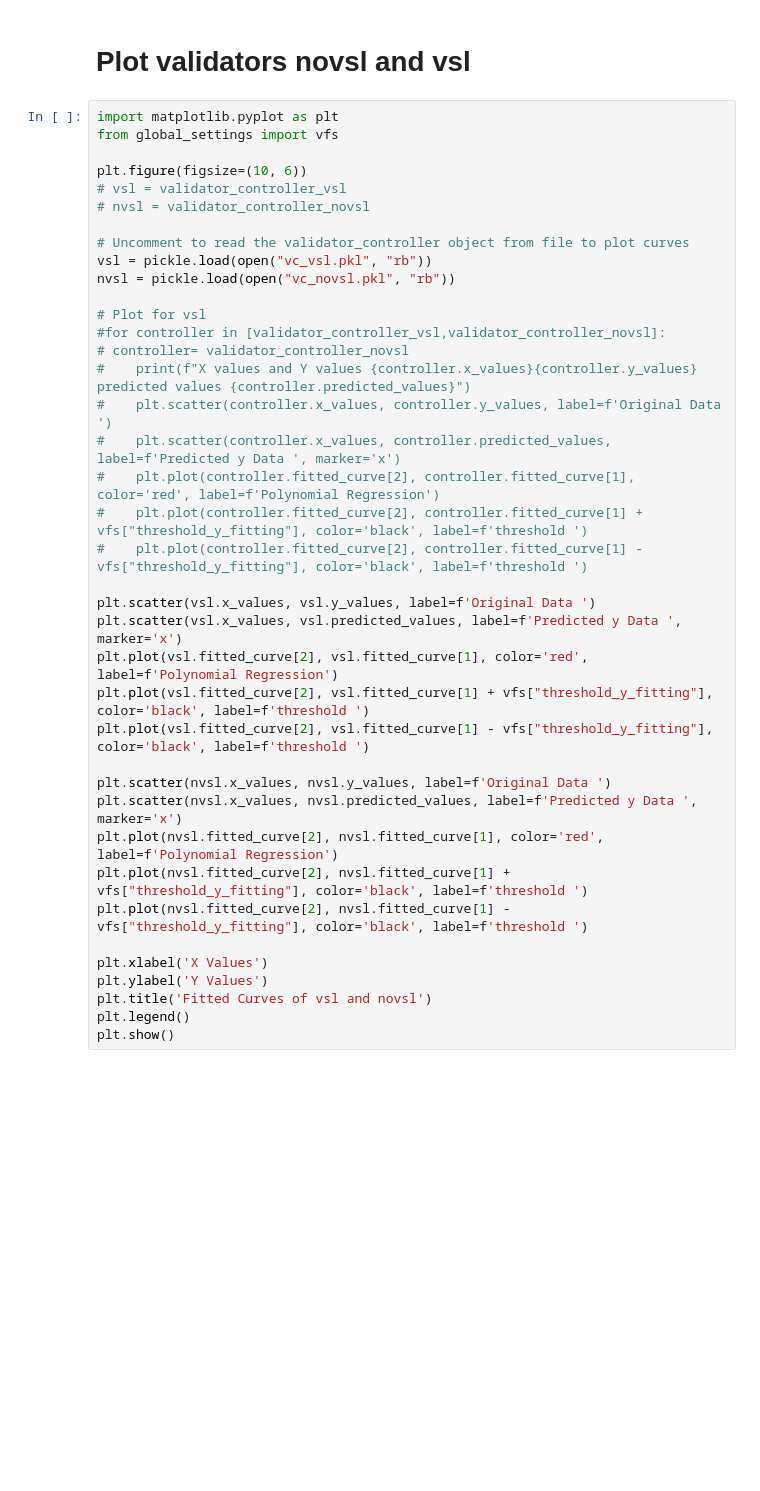
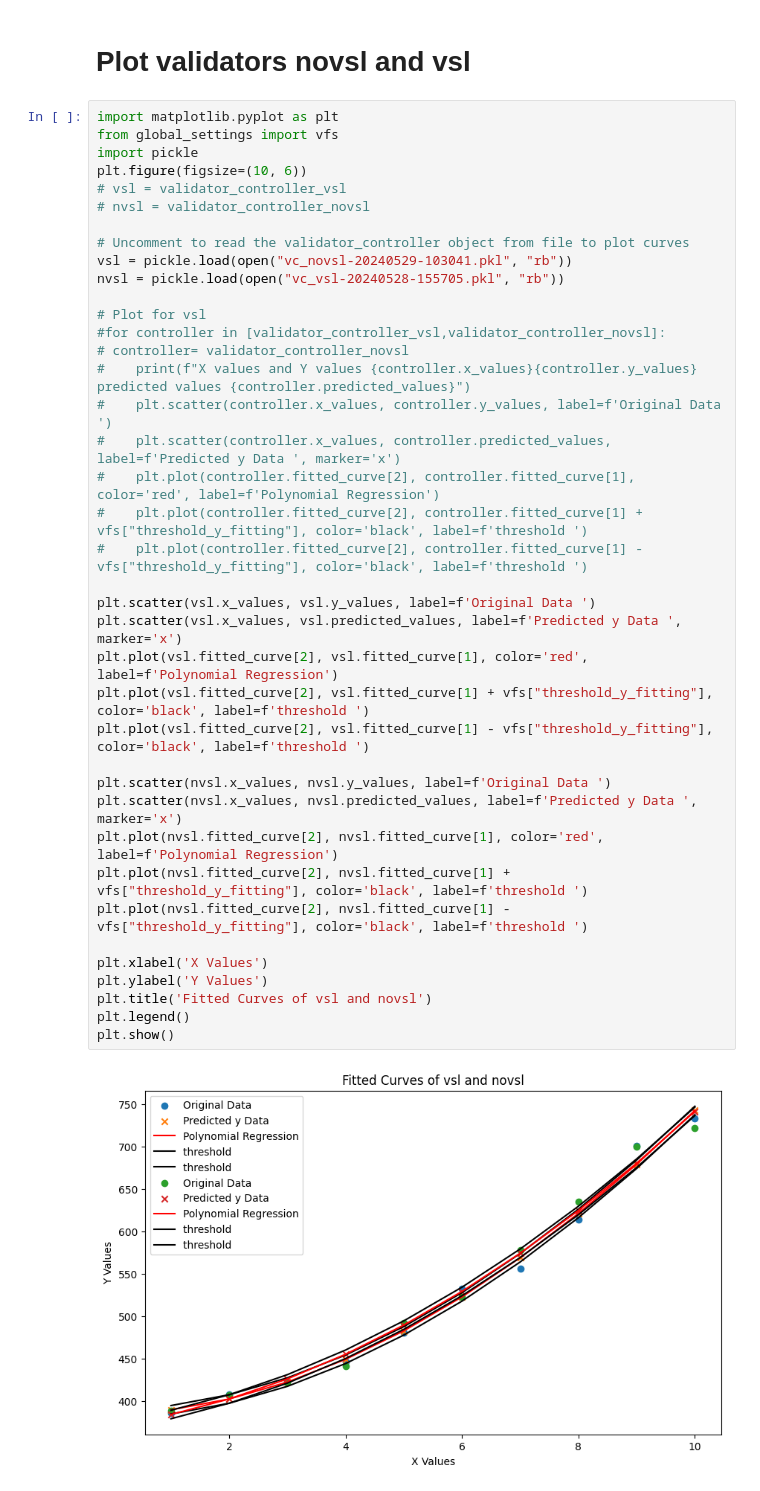
Before and after one commit to SiLab-group/SimEx, a Jupyter notebook: notebooks/SimEx_sumo_plot.ipynb, the cells around one changed output. Saved outputs shown, nothing was run; the diff lists cells and outputs as text; blank space fills up the shorter version.

Commit message:
chore: add pickle

```diff
--- a/notebooks/SimEx_sumo_plot.ipynb
+++ b/notebooks/SimEx_sumo_plot.ipynb
@@ -3,39 +3,41 @@
 # %%
 import matplotlib.pyplot as plt
 from global_settings import vfs
-
+import pickle
 plt.figure(figsize=(10, 6))
 # vsl = validator_controller_vsl
 # nvsl = validator_controller_novsl
 
 # Uncomment to read the validator_controller object from file to plot curves
-vsl = pickle.load(open("vc_vsl.pkl", "rb"))
-nvsl = pickle.load(open("vc_novsl.pkl", "rb"))
+vsl = pickle.load(open("vc_novsl-20240529-103041.pkl", "rb"))
+nvsl = pickle.load(open("vc_vsl-20240528-155705.pkl", "rb"))
 
 # Plot for vsl
 #for controller in [validator_controller_vsl,validator_controller_novsl]:
 # controller= validator_controller_novsl
 #    print(f"X values and Y values {controller.x_values}{controller.y_values} predicted values {controller.predicted_values}")
 #    plt.scatter(controller.x_values, controller.y_values, label=f'Original Data ')
 #    plt.scatter(controller.x_values, controller.predicted_values, label=f'Predicted y Data ', marker='x')
 #    plt.plot(controller.fitted_curve[2], controller.fitted_curve[1], color='red', label=f'Polynomial Regression')
 #    plt.plot(controller.fitted_curve[2], controller.fitted_curve[1] + vfs["threshold_y_fitting"], color='black', label=f'threshold ')
 #    plt.plot(controller.fitted_curve[2], controller.fitted_curve[1] - vfs["threshold_y_fitting"], color='black', label=f'threshold ')
 
 plt.scatter(vsl.x_values, vsl.y_values, label=f'Original Data ')
 plt.scatter(vsl.x_values, vsl.predicted_values, label=f'Predicted y Data ', marker='x')
 plt.plot(vsl.fitted_curve[2], vsl.fitted_curve[1], color='red', label=f'Polynomial Regression')
 plt.plot(vsl.fitted_curve[2], vsl.fitted_curve[1] + vfs["threshold_y_fitting"], color='black', label=f'threshold ')
 plt.plot(vsl.fitted_curve[2], vsl.fitted_curve[1] - vfs["threshold_y_fitting"], color='black', label=f'threshold ')
 
 plt.scatter(nvsl.x_values, nvsl.y_values, label=f'Original Data ')
 plt.scatter(nvsl.x_values, nvsl.predicted_values, label=f'Predicted y Data ', marker='x')
 plt.plot(nvsl.fitted_curve[2], nvsl.fitted_curve[1], color='red', label=f'Polynomial Regression')
 plt.plot(nvsl.fitted_curve[2], nvsl.fitted_curve[1] + vfs["threshold_y_fitting"], color='black', label=f'threshold ')
 plt.plot(nvsl.fitted_curve[2], nvsl.fitted_curve[1] - vfs["threshold_y_fitting"], color='black', label=f'threshold ')
 
 plt.xlabel('X Values')
 plt.ylabel('Y Values')
 plt.title('Fitted Curves of vsl and novsl')
 plt.legend()
 plt.show()
+# %% [output]
+[figure, added]
```
Also changed, not shown: 2 other files.
